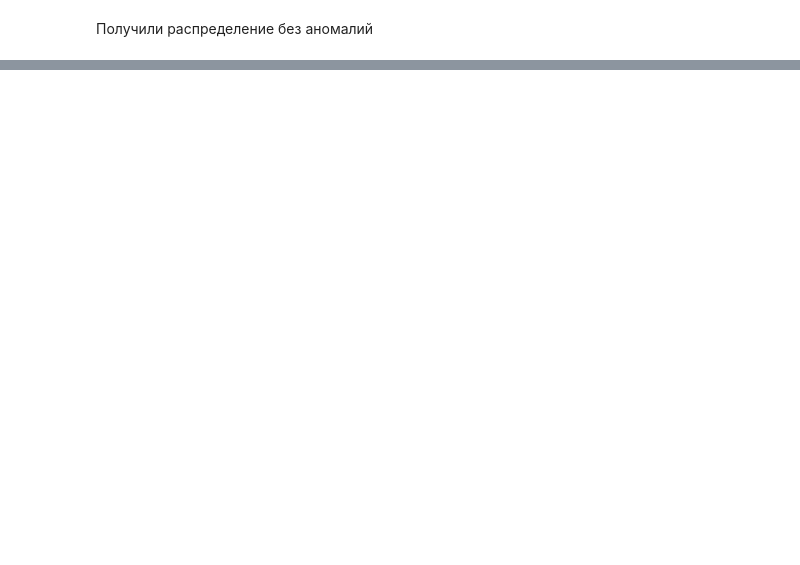
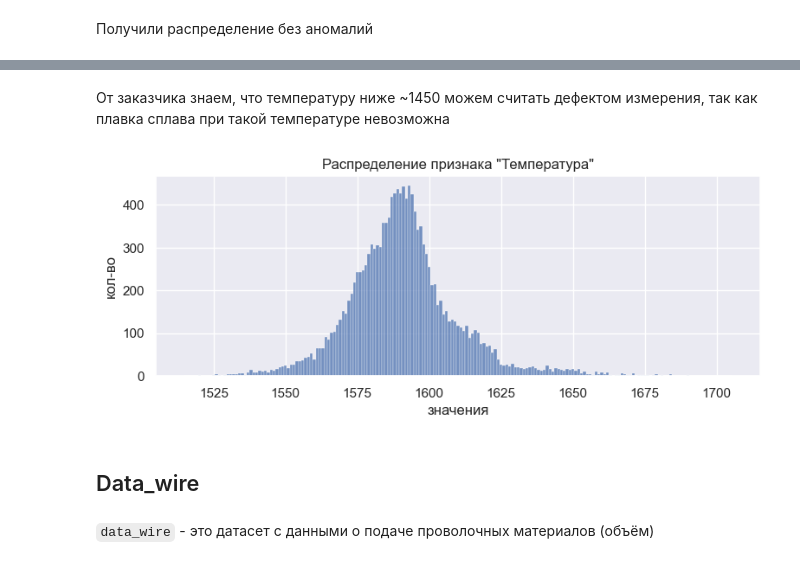
Before and after one commit to alex-blessed/YandexP-projects, a Jupyter notebook: Steel.ipynb, the cells around one changed output, grey strips where cells are left out. Cells and saved outputs as stored; diff of their text form; code cells hidden in the pictures; blank space fills up the shorter version.

```diff
--- a/Steel.ipynb
+++ b/Steel.ipynb
@@ -282,0 +335,17 @@ sns.histplot(data_gas_selected['Газ 1'])
+# %% [markdown]
+От заказчика знаем, что температуру ниже ~1450 можем считать дефектом измерения, так как плавка сплава при такой температуре невозможна
+# %%
+data_temp_selected = data_temp[data_temp['Температура'] > 1450]
+# %%
+plt.figure(figsize=(9, 3))
+sns.histplot(data_temp_selected['Температура'], discrete=True)
+plt.xlabel('значения')
+plt.ylabel('кол-во')
+plt.title('Распределение признака "Температура"')
+plt.show()
+# %% [output]
+[figure, added]
+# %% [markdown]
+## Data_wire
+# %% [markdown]
+`data_wire` - это датасет с данными о подаче проволочных материалов (объём)
```
Also changed, not shown: parts of 22 cells of this notebook.
